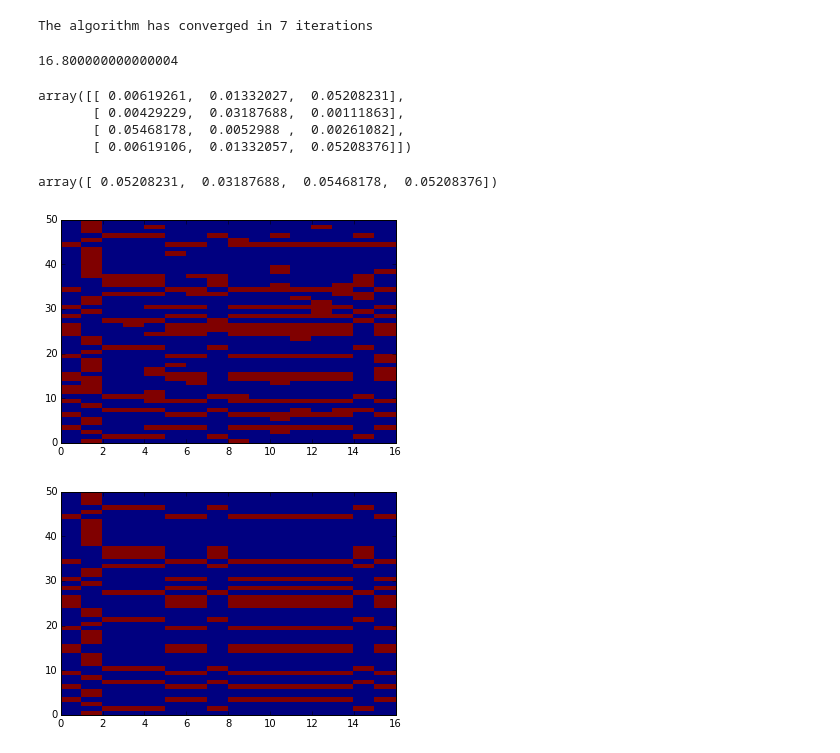
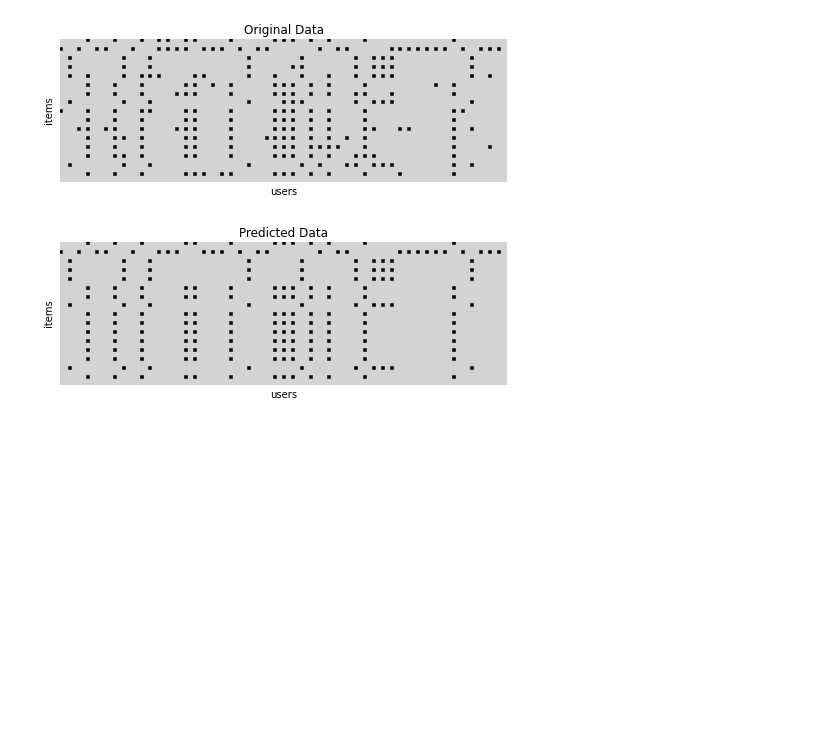
Before and after one commit to MaryanMorel/Variational_Co-Clustering, a Jupyter notebook: Variational Co-clustering.ipynb, the cells around one changed output. Drawn from its saved outputs; the diff is of its cells as text; code cells hidden in the pictures; blank space fills up the shorter version.

```diff
--- a/Variational Co-clustering.ipynb
+++ b/Variational Co-clustering.ipynb
@@ -49,21 +80,3 @@ The algorithm has converged in 95 iterations
-# %%
-clf = CC.coClusteringAdjacency(data=data, K=nC, L=nD, maxIter=1000, tol=1e-15, random_state=1)
-clf.fit()
-clf.getLikelihood() # Wtf : poor fit, good likelihood
-# %% [output]
-The algorithm has converged in 7 iterations
-16.800000000000004
-# %%
-for item in clf.phi
-# %% [output]
-array([[ 0.00619261,  0.01332027,  0.05208231],
-       [ 0.00429229,  0.03187688,  0.00111863],
-       [ 0.05468178,  0.0052988 ,  0.00261082],
-       [ 0.00619106,  0.01332057,  0.05208376]])
-# %%
-np.max(clf.phi, axis=1)
-# %% [output]
-array([ 0.05208231,  0.03187688,  0.05468178,  0.05208376])
 # %%
 resMat = np.zeros((clf.N, clf.M))
 C_pred, D_pred = clf.getClusters()
@@ -79,15 +92,26 @@ for i, a in enumerate(np.array([2, 1, 0])):
                 resMat[x,y] = 1
     except:
         e = 1
-# %%
-plt.pcolor(data)
-plt.show()
-
-plt.pcolor(resMat)
-plt.show()
-# %% [output]
-[figure, removed]
-[figure, removed]
+# %%
+#plt.pcolor(data)
+#plt.show()
+#plt.pcolor(resMat)
+#plt.show()
+
+(fig, ax) = plot_coo_matrix(data.T, (8,6), 3)
+ax.set_title("Original Data")
+ax.set_xlabel('users')
+ax.set_ylabel('items')
+#plt.show(ax)
+(fig, ax) = plot_coo_matrix(resMat.T, (8,6), 3)
+ax.set_title("Predicted Data")
+ax.set_xlabel('users')
+ax.set_ylabel('items')
+#plt.show(ax)
+plt.savefig('./figures/synPredictedData.pdf', bbox_inches='tight')
+# %% [output]
+[figure, added]
+[figure, added]
 # %%
 C_pred.sort(key=lambda t: len(t), reverse=True)
 D_pred.sort(key=lambda t: len(t), reverse=True)
```
Also changed, not shown: parts of 8 cells of this notebook, 9 other files.
